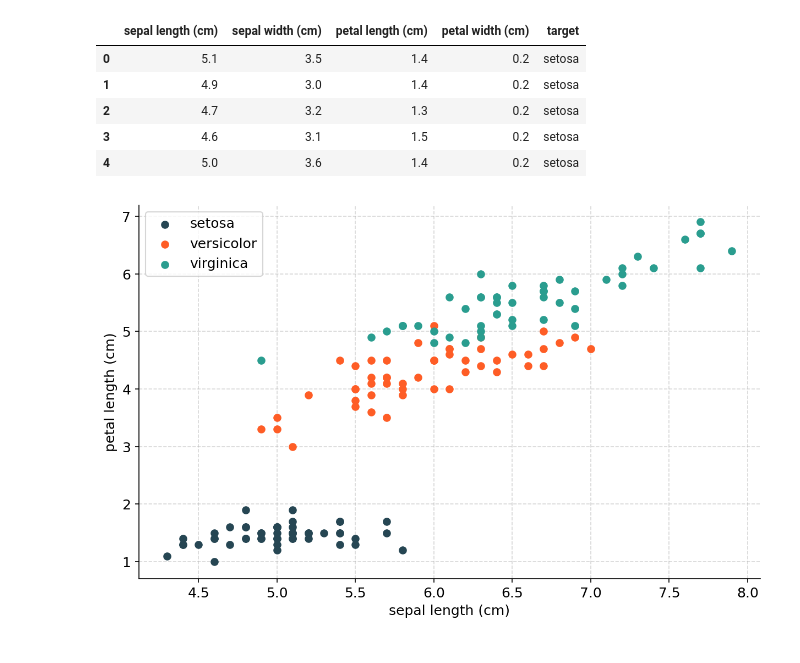
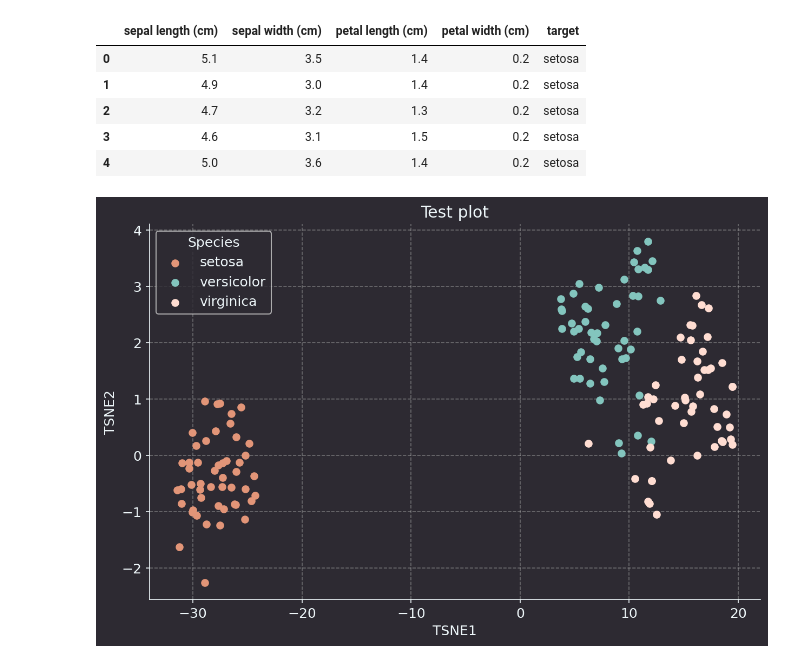
Before and after one commit to GiuseppeMinardi/cool_styles, a Jupyter notebook: Test.ipynb, the cells around one changed output. Drawn from its saved outputs; the diff is of its cells as text; code cells hidden in the pictures.

```diff
--- a/Test.ipynb
+++ b/Test.ipynb
@@ -1,10 +1,11 @@
 # %%
 from sklearn.datasets import load_iris
+from sklearn.manifold import TSNE
 
 import pandas as pd
 
 import matplotlib.pyplot as plt
-plt.style.use('./personal_rc.mplstyle')
+plt.style.use('./personal_rc2.mplstyle')
 # %%
 data = load_iris()
 names_map = {
@@ -23,14 +24,18 @@ df.head()
 | 2 | 4.7 | 3.2 | 1.3 | 0.2 | setosa |
 | 3 | 4.6 | 3.1 | 1.5 | 0.2 | setosa |
 | 4 | 5.0 | 3.6 | 1.4 | 0.2 | setosa |
+# %%
+tsne = TSNE().fit_transform(df.drop("target", axis=1))
+tsne_df = pd.DataFrame(tsne, columns=["TSNE1", "TSNE2"])
+tsne_df["target"] = df["target"]
 # %%
 fig, ax = plt.subplots()
-for name, grouped_df in df.groupby("target"):
-    ax.scatter(grouped_df["sepal length (cm)"],
-               grouped_df["petal length (cm)"], label=name)
+for name, grouped_df in tsne_df.groupby("target"):
+    ax.scatter(grouped_df["TSNE1"],
+               grouped_df["TSNE2"], label=name)
 
-ax.set(xlabel="sepal length (cm)", ylabel="petal length (cm)")
-ax.legend()
+ax.set(xlabel="TSNE1", ylabel="TSNE2", title="Test plot")
+ax.legend(title="Species")
 plt.show()
 # %% [output]
-[figure, old version]
+[figure, new version]
```
Also changed, not shown: 2 other files.
